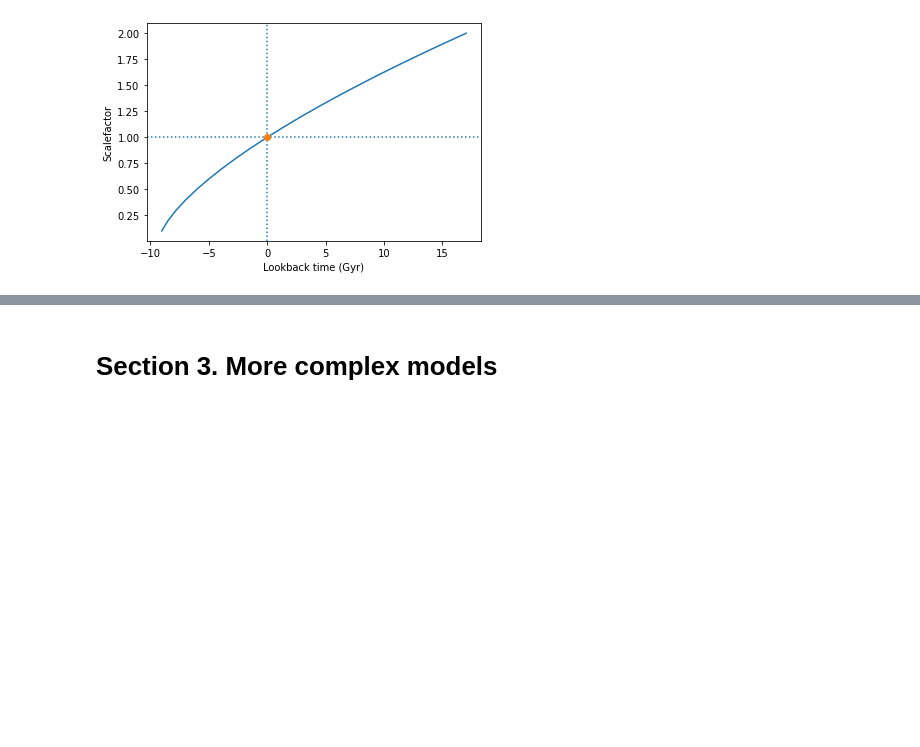
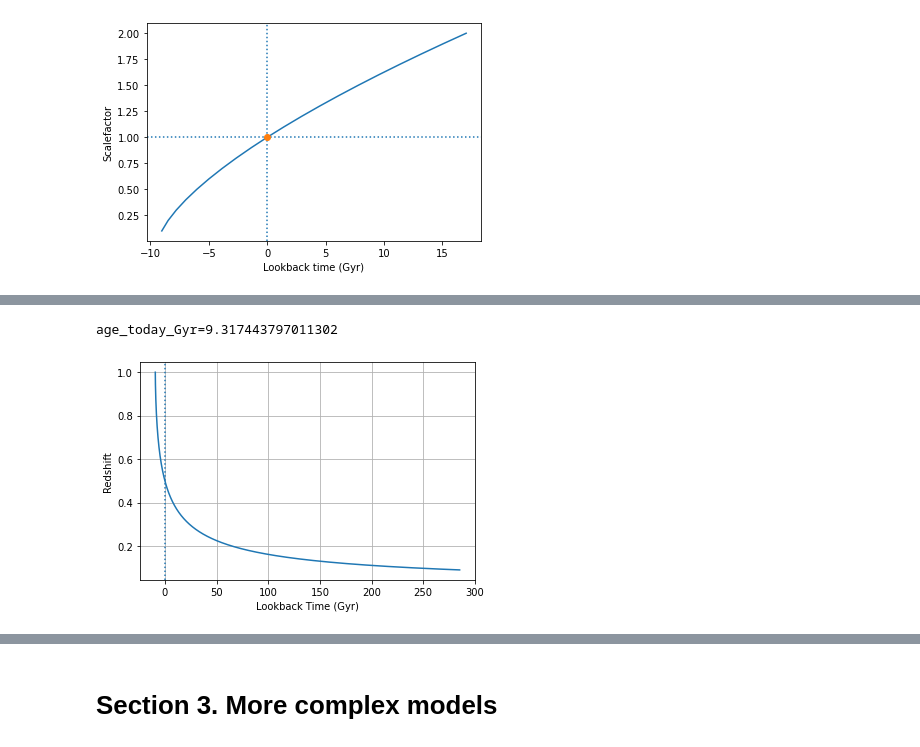
Before and after one commit to Eldred777/Cosmological_Project, a Jupyter notebook: CosmologyIntroduction/Ciaran_intro.ipynb, the cells around one changed output, grey strips where cells are left out. Cells and saved outputs as stored; diff of their text form; code cells hidden in the pictures; blank space fills up the shorter version.

```diff
--- a/CosmologyIntroduction/Ciaran_intro.ipynb
+++ b/CosmologyIntroduction/Ciaran_intro.ipynb
@@ -183,0 +255,33 @@ Text(0, 0.5, 'Scalefactor')
+# %%
+# Start by making an array of scalefactors
+astep = 0.001  # Make this finer to make the plot smoother
+astart = astep
+astop = 10
+a_arr = np.arange(astart, astop, astep)
+
+z_arr = 1 / (1 + a_arr)
+
+t_Gyr = (
+    np.array([integrate.quad(adotinv, 0, a_end, args=(1, 0))[0] for a_end in a_arr])
+    / H0y
+)
+
+index_today = np.argmin(np.abs(a_arr - 1.0))
+
+age_today_Gyr = t_Gyr[index_today]
+print(f"{age_today_Gyr=}")
+
+t_lookback_Gyr = t_Gyr - age_today_Gyr
+# %% [output]
+age_today_Gyr=9.317443797011302
+# %%
+fig, ax = plt.subplots()
+ax.plot(t_lookback_Gyr, z_arr)
+# ax.axhline(y=0, linestyle=":")  # Plot some crosshairs
+ax.axvline(x=0, linestyle=":")
+ax.set_xlabel("Lookback Time (Gyr)")
+ax.set_ylabel("Redshift")
+ax.grid()
+saveFigure(fig, "redshift_vs_lookback_time")
+# %% [output]
+[figure, added]
```
Also changed, not shown: parts of 28 cells of this notebook, 3 other files.
